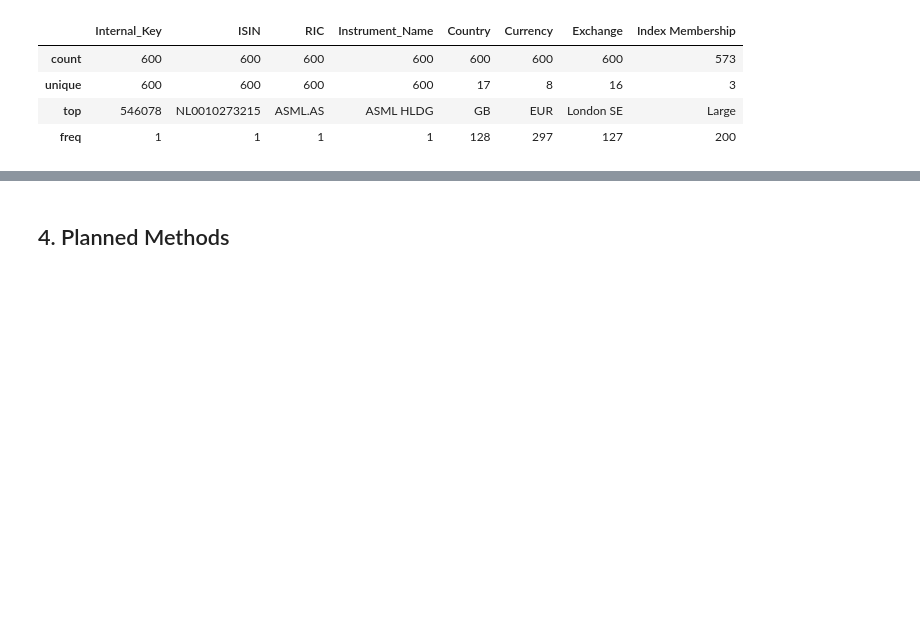
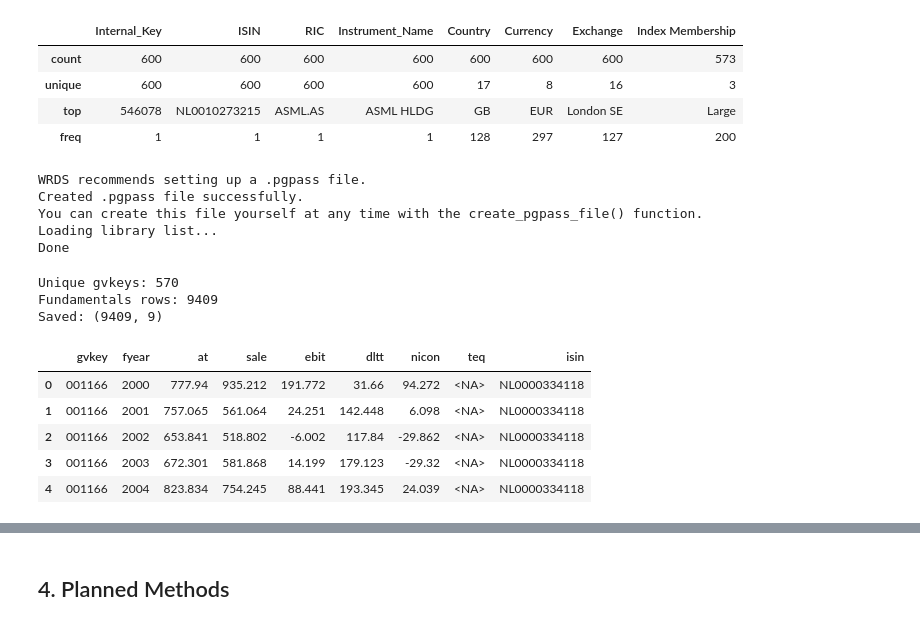
Before and after one commit to firrm/DAI, a Jupyter notebook: mission/proposals_st26/mission_proposal_Akbar-Zduńczyk.ipynb, the cells around one changed output, grey strips where cells are left out. Cells and saved outputs as stored; diff of their text form; code cells hidden in the pictures; blank space fills up the shorter version.

```diff
--- a/mission/proposals_st26/mission_proposal_Akbar-Zduńczyk.ipynb
+++ b/mission/proposals_st26/mission_proposal_Akbar-Zduńczyk.ipynb
@@ -252,3 +253,55 @@ See https://pandas.pydata.org/docs/user_guide/migration-3-strings.html#string-mi
 | unique | 600 | 600 | 600 | 600 | 17 | 8 | 16 | 3 |
 | top | 546078 | NL0010273215 | ASML.AS | ASML HLDG | GB | EUR | London SE | Large |
 | freq | 1 | 1 | 1 | 1 | 128 | 297 | 127 | 200 |
+# %%
+db = wrds.Connection()
+# %% [output]
+WRDS recommends setting up a .pgpass file.
+Created .pgpass file successfully.
+You can create this file yourself at any time with the create_pgpass_file() function.
+Loading library list...
+Done
+# %%
+stoxx_isins = tuple(df_sxxp["ISIN"].tolist())
+
+# Step 1: get gvkeys via g_security
+df_sec = db.raw_sql(f"""
+    SELECT gvkey, TRIM(isin) AS isin
+    FROM comp_global_daily.g_security
+    WHERE TRIM(isin) IN {stoxx_isins}
+""")
+
+gvkeys = tuple(df_sec["gvkey"].unique().tolist())
+print(f"Unique gvkeys: {len(gvkeys)}")
+
+# Step 2: pull fundamentals — datafmt is 'HIST_STD' in Compustat Global
+df_cs_raw = db.raw_sql(f"""
+    SELECT gvkey, fyear, at, sale, ebit, dltt, nicon, teq
+    FROM comp_global_daily.g_funda
+    WHERE gvkey IN {gvkeys}
+      AND indfmt  = 'INDL'
+      AND datafmt = 'HIST_STD'
+      AND consol  = 'C'
+      AND popsrc  = 'I'
+      AND fyear BETWEEN 2000 AND 2024
+""")
+print(f"Fundamentals rows: {len(df_cs_raw)}")
+
+# Step 3: join ISIN back and save
+df_cs = df_cs_raw.merge(
+    df_sec[["gvkey", "isin"]].drop_duplicates("gvkey"),
+    on="gvkey", how="left"
+)
+df_cs.to_csv(DATA_DIR / "fundamentals_annual.csv", index=False)
+print(f"Saved: {df_cs.shape}")
+df_cs.head()
+# %% [output]
+Unique gvkeys: 570
+Fundamentals rows: 9409
+Saved: (9409, 9)
+|  | gvkey | fyear | at | sale | ebit | dltt | nicon | teq | isin |
+| 0 | 001166 | 2000 | 777.94 | 935.212 | 191.772 | 31.66 | 94.272 | <NA> | NL0000334118 |
+| 1 | 001166 | 2001 | 757.065 | 561.064 | 24.251 | 142.448 | 6.098 | <NA> | NL0000334118 |
+| 2 | 001166 | 2002 | 653.841 | 518.802 | -6.002 | 117.84 | -29.862 | <NA> | NL0000334118 |
+| 3 | 001166 | 2003 | 672.301 | 581.868 | 14.199 | 179.123 | -29.32 | <NA> | NL0000334118 |
+| 4 | 001166 | 2004 | 823.834 | 754.245 | 88.441 | 193.345 | 24.039 | <NA> | NL0000334118 |
```
Also changed, not shown: parts of 10 cells of this notebook.
